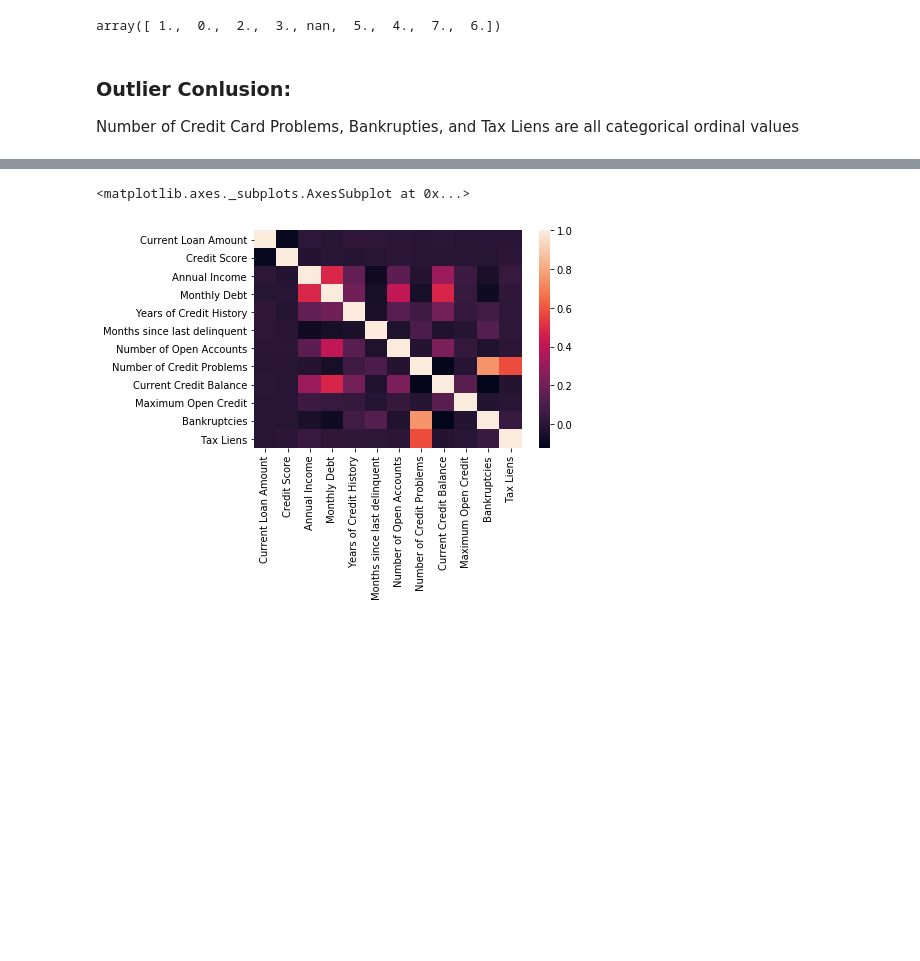
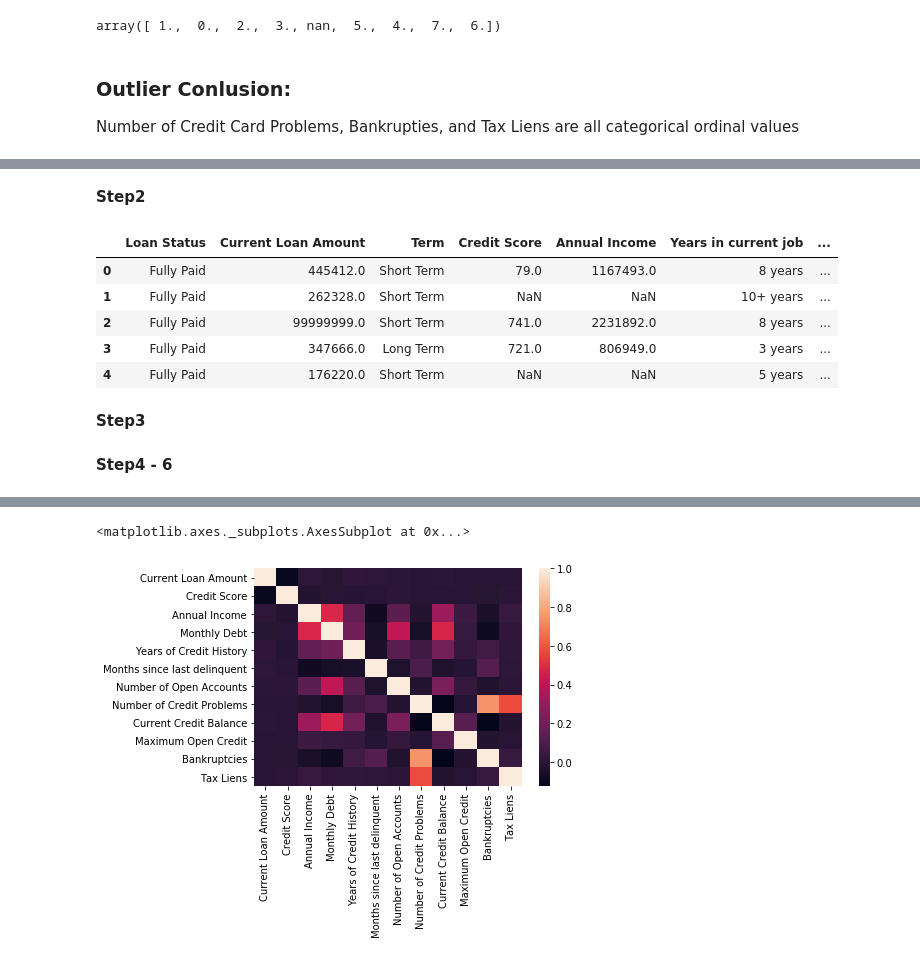
Before and after one commit to LaurentStar/Bank-Loans, a Jupyter notebook: EDA-prt2.ipynb, the cells around one changed output, grey strips where cells are left out. Drawn from its saved outputs; the diff is of its cells as text; code cells hidden in the pictures; blank space fills up the shorter version.

```diff
--- a/EDA-prt2.ipynb
+++ b/EDA-prt2.ipynb
@@ -357,0 +337,26 @@ Number of Credit Card Problems, Bankrupties, and Tax Liens are all categorical o
+# %%
+# Removing Loan ID and Customer ID columns and Years of Credit History
+bank_df.drop(columns=["Loan ID", "Customer ID", "Years of Credit History"], inplace=True)
+# %% [markdown]
+**Step2**
+# %%
+# Replacing Credit Score column to strings
+bank_df["Credit Score"] = bank_df["Credit Score"].astype("str")
+# %%
+# Removing periods and 0s from the Credit Score column
+bank_df["Credit Score"] = [nums.replace("0", "") for nums in bank_df["Credit Score"]]
+bank_df["Credit Score"] = [nums.replace(".", "") for nums in bank_df["Credit Score"]]
+# %%
+# Converting Credit Score column from a str to a float
+bank_df["Credit Score"] = bank_df["Credit Score"].astype("float64")
+# %%
+bank_df.head()
+# %% [output]
+|  | Loan Status | Current Loan Amount | Term | Credit Score | Annual Income | Years in current job | ... |
+| 0 | Fully Paid | 445412.0 | Short Term | 79.0 | 1167493.0 | 8 years | ... |
+| 1 | Fully Paid | 262328.0 | Short Term | NaN | NaN | 10+ years | ... |
+| 2 | Fully Paid | 99999999.0 | Short Term | 741.0 | 2231892.0 | 8 years | ... |
+| 3 | Fully Paid | 347666.0 | Long Term | 721.0 | 806949.0 | 3 years | ... |
+| 4 | Fully Paid | 176220.0 | Short Term | NaN | NaN | 5 years | ... |
+# %% [markdown]
+**Step3**
@@ -357,0 +381,2 @@ Number of Credit Card Problems, Bankrupties, and Tax Liens are all categorical o
+# %% [markdown]
+**Step4 - 6**
```
Also changed, not shown: parts of 38 cells of this notebook.
